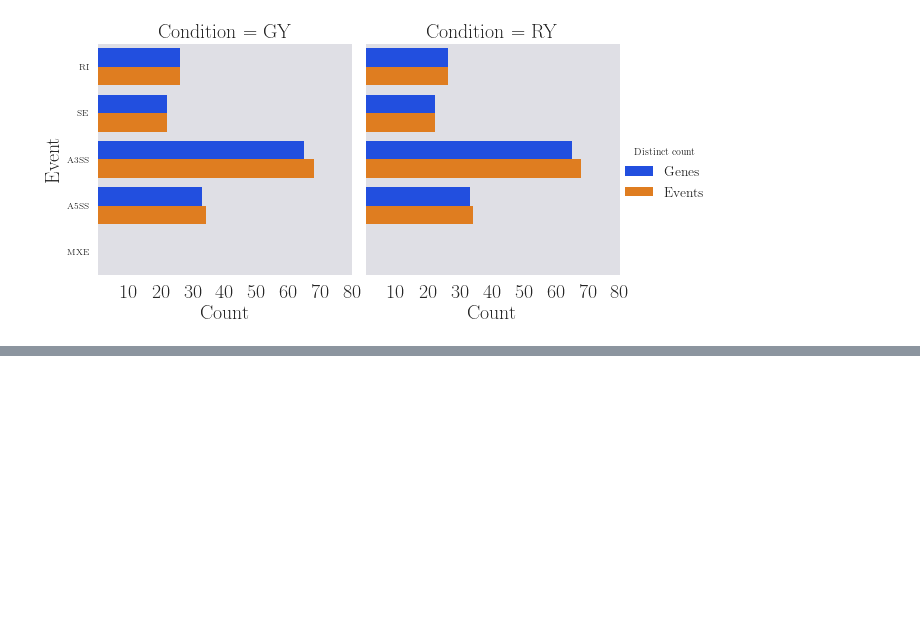
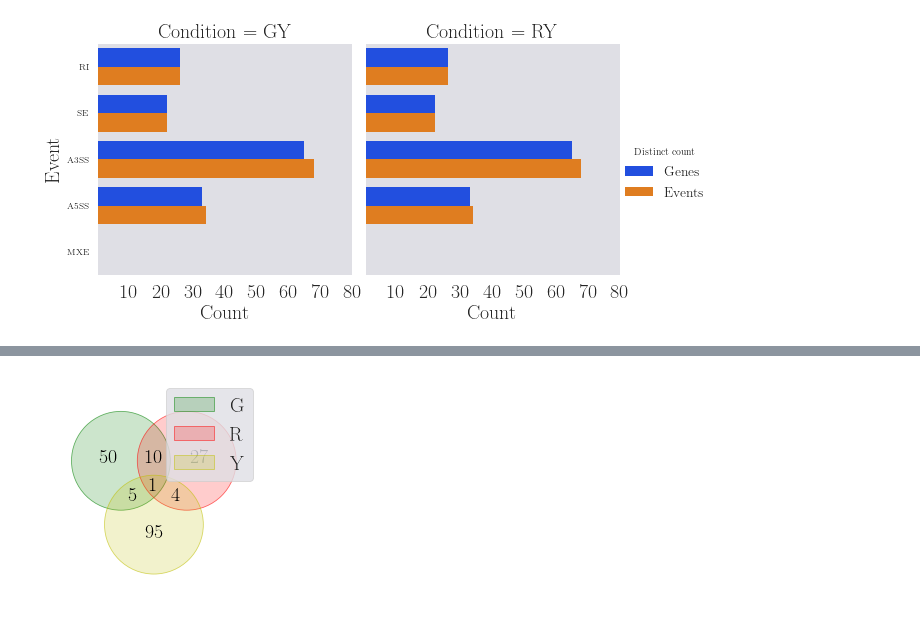
Before and after one commit to MiqueiasFernandes/bioinformatics, a Jupyter notebook: AS Bars Seaborn.ipynb, the cells around one changed output, grey strips where cells are left out. Drawn from its saved outputs; the diff is of its cells as text; code cells hidden in the pictures; blank space fills up the shorter version.

```diff
--- a/AS Bars Seaborn.ipynb
+++ b/AS Bars Seaborn.ipynb
@@ -182,0 +138,9 @@ g.savefig('bars.as.svg')
+# %%
+g = venn({
+    'G': set(g_sig['Gene']),
+    'R': set(r_sig['Gene']),
+    'Y': set(y_sig['Gene'])},
+    figsize=[4,4], fontsize=20, cmap=['g', 'r', 'y'], alpha=.2)
+plt.savefig('venn por condicao sig.svg')
+# %% [output]
+[figure, added]
```
Also changed, not shown: parts of 13 cells of this notebook.
